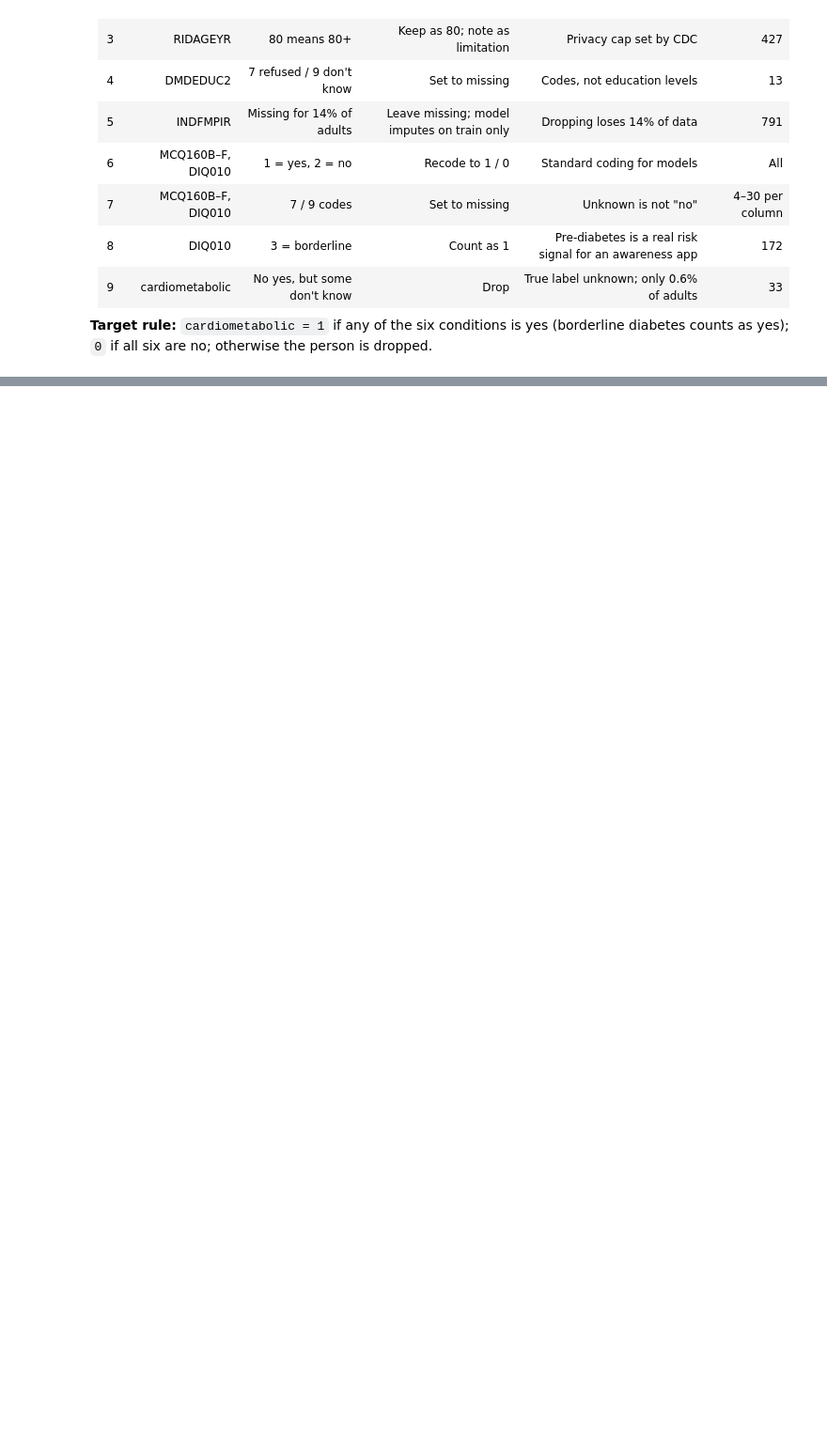
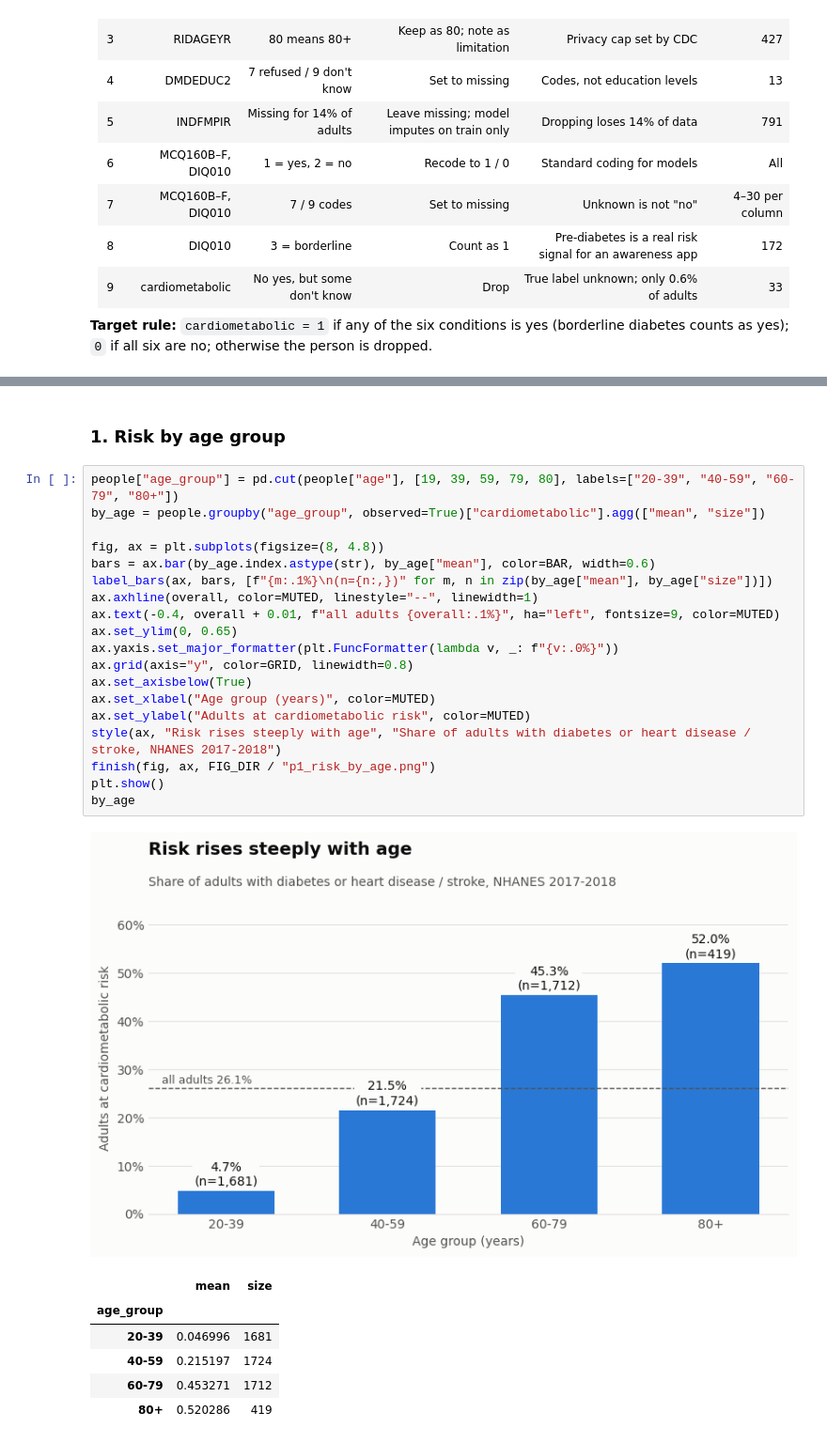
Before and after one commit to Rishi799/health-wellness-mlops, a Jupyter notebook: notebooks/p1_people.ipynb, the cells around one changed output, grey strips where cells are left out. Shown at 94% size. Saved outputs shown, nothing was run; the diff lists cells and outputs as text; blank space fills up the shorter version.

Commit message:
people: add 3 slide charts; README target, pipeline and findings

```diff
--- a/notebooks/p1_people.ipynb
+++ b/notebooks/p1_people.ipynb
@@ -211,0 +250,29 @@ Unclear target: 33
+# %% [markdown]
+### 1. Risk by age group
+# %%
+people["age_group"] = pd.cut(people["age"], [19, 39, 59, 79, 80], labels=["20-39", "40-59", "60-79", "80+"])
+by_age = people.groupby("age_group", observed=True)["cardiometabolic"].agg(["mean", "size"])
+
+fig, ax = plt.subplots(figsize=(8, 4.8))
+bars = ax.bar(by_age.index.astype(str), by_age["mean"], color=BAR, width=0.6)
+label_bars(ax, bars, [f"{m:.1%}\n(n={n:,})" for m, n in zip(by_age["mean"], by_age["size"])])
+ax.axhline(overall, color=MUTED, linestyle="--", linewidth=1)
+ax.text(-0.4, overall + 0.01, f"all adults {overall:.1%}", ha="left", fontsize=9, color=MUTED)
+ax.set_ylim(0, 0.65)
+ax.yaxis.set_major_formatter(plt.FuncFormatter(lambda v, _: f"{v:.0%}"))
+ax.grid(axis="y", color=GRID, linewidth=0.8)
+ax.set_axisbelow(True)
+ax.set_xlabel("Age group (years)", color=MUTED)
+ax.set_ylabel("Adults at cardiometabolic risk", color=MUTED)
+style(ax, "Risk rises steeply with age", "Share of adults with diabetes or heart disease / stroke, NHANES 2017-2018")
+finish(fig, ax, FIG_DIR / "p1_risk_by_age.png")
+plt.show()
+by_age
+# %% [output]
+[figure, added]
+|  | mean | size |
+| age_group |  |  |
+| 20-39 | 0.046996 | 1681 |
+| 40-59 | 0.215197 | 1724 |
+| 60-79 | 0.453271 | 1712 |
+| 80+ | 0.520286 | 419 |
```
Also changed, not shown: parts of 7 cells of this notebook, 4 other files.
